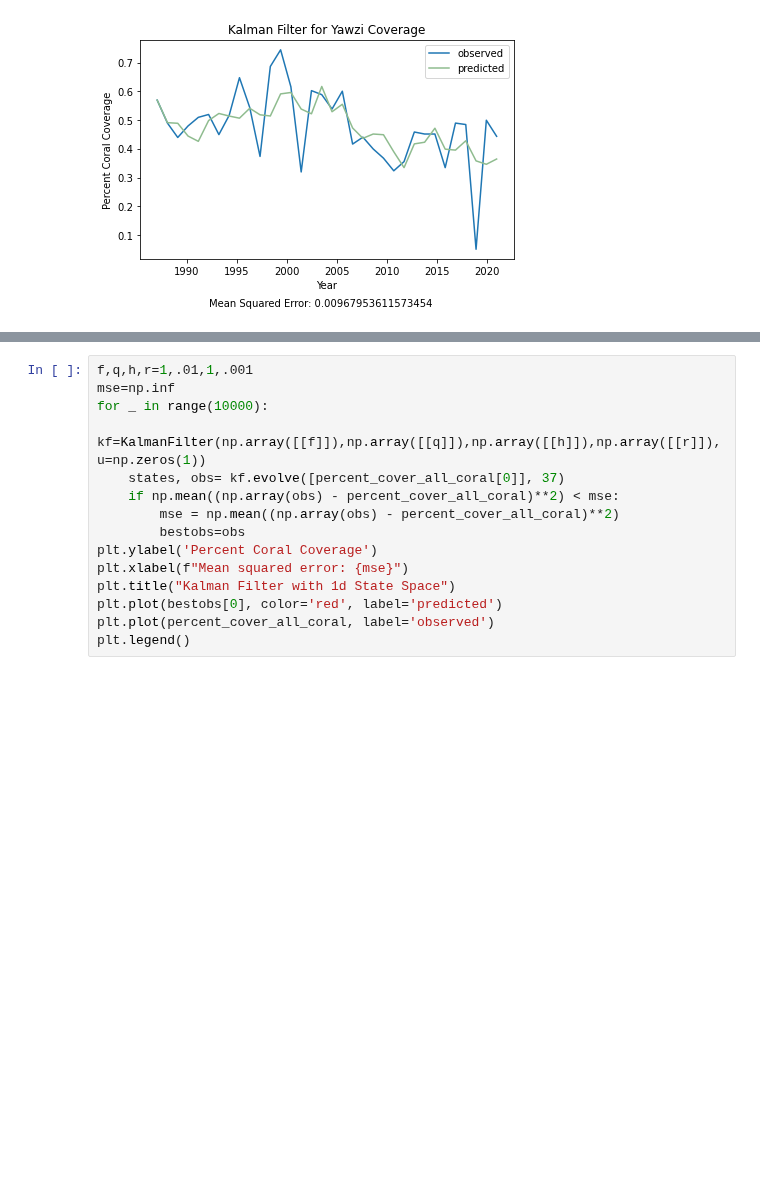
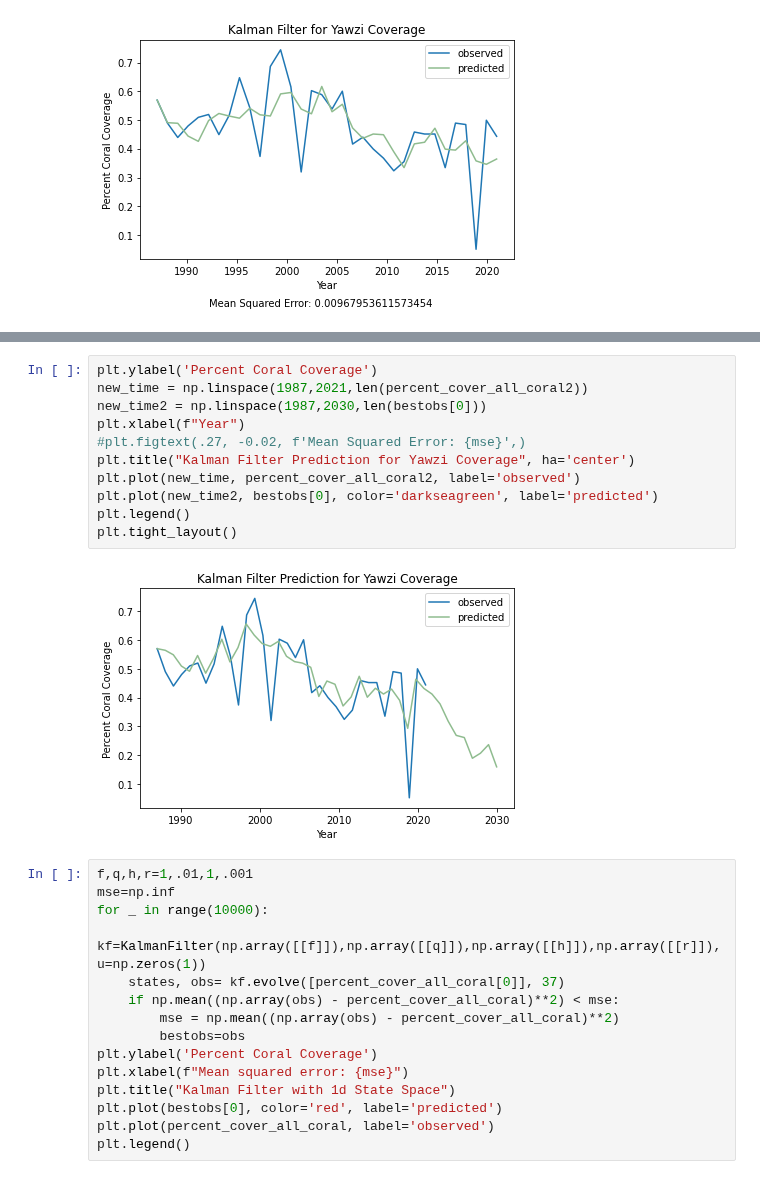
Before and after one commit to zaccmeyer/2020Crime, a Jupyter notebook: winter2024/mckay_vol3.ipynb, the cells around one changed output, grey strips where cells are left out. Drawn from its saved outputs; the diff is of its cells as text; blank space fills up the shorter version.

```diff
--- a/winter2024/mckay_vol3.ipynb
+++ b/winter2024/mckay_vol3.ipynb
@@ -580,3 +580,16 @@ ValueError: operands could not be broadcast together with shapes (1,43) (34,)
+# %%
+plt.ylabel('Percent Coral Coverage')
+new_time = np.linspace(1987,2021,len(percent_cover_all_coral2))
+new_time2 = np.linspace(1987,2030,len(bestobs[0]))
+plt.xlabel(f"Year")
+#plt.figtext(.27, -0.02, f'Mean Squared Error: {mse}',)
+plt.title("Kalman Filter Prediction for Yawzi Coverage", ha='center')
+plt.plot(new_time, percent_cover_all_coral2, label='observed')
+plt.plot(new_time2, bestobs[0], color='darkseagreen', label='predicted')
+plt.legend()
+plt.tight_layout()
+# %% [output]
+[figure, added]
 # %%
 f,q,h,r=1,.01,1,.001
 mse=np.inf
```
Also changed, not shown: parts of 1 cell of this notebook, 1 other file.
